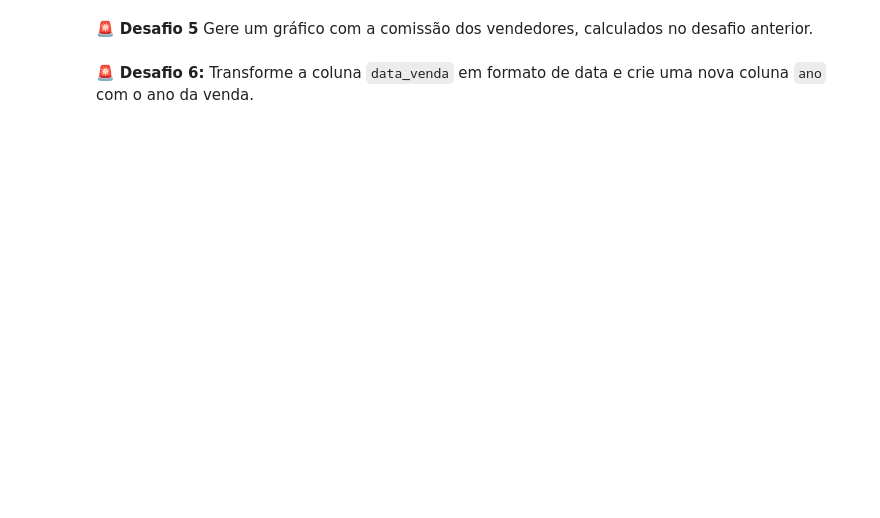
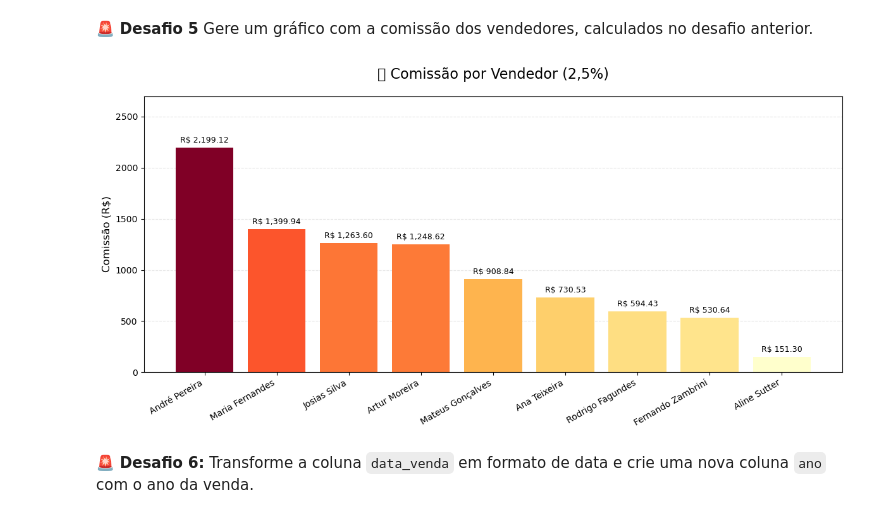
Before and after one commit to renato-albuquerque/python_aula04_digital_college, a Jupyter notebook: notebook_vendas_projeto_xpto_alunos.ipynb, the cells around one changed output. Saved outputs shown, nothing was run; the diff lists cells and outputs as text; code cells hidden in the pictures; blank space fills up the shorter version.

```diff
--- a/notebook_vendas_projeto_xpto_alunos.ipynb
+++ b/notebook_vendas_projeto_xpto_alunos.ipynb
@@ -411,0 +427,9 @@ plt.show()
+# %%
+# Agrupar por nome do vendedor e somar as vendas
+df_vendedor = df_merge.groupby('nome_vendedor')[['valor_venda']].sum().reset_index()
+
+# Calcular comissão de 2,5%
+df_vendedor['comissao'] = (df_vendedor['valor_venda'] * 0.025).round(2)
+
+# Exibir resultado
+df_vendedor
@@ -412,4 +447,38 @@ plt.show()
 # %% [markdown]
 🚨 **Desafio 5** Gere um gráfico com a comissão dos vendedores, calculados no desafio anterior.
+# %%
+# Ordena os dados
+df_vendedor_ordenado = df_vendedor.sort_values(by='comissao', ascending=False)
+
+# Cria um mapa de cores com base na comissão
+norm = plt.Normalize(df_vendedor_ordenado['comissao'].min(), df_vendedor_ordenado['comissao'].max())
+cmap = plt.cm.get_cmap('YlOrRd')  # ou 'viridis', 'coolwarm', etc.
+colors = cmap(norm(df_vendedor_ordenado['comissao'].values))
+
+# Gráfico
+fig, ax = plt.subplots(figsize=(12, 6))
+barras = ax.bar(df_vendedor_ordenado['nome_vendedor'], df_vendedor_ordenado['comissao'], color=colors)
+
+# Títulos e eixos
+ax.set_title('💼 Comissão por Vendedor (2,5%)', fontsize=16, pad=20)
+ax.set_ylabel('Comissão (R$)', fontsize=12)
+ax.set_xlabel('')
+ax.set_ylim(0, df_vendedor_ordenado['comissao'].max() + 500)
+plt.xticks(rotation=30, ha='right', fontsize=10)
+
+# Rótulos nas barras
+for barra in barras:
+    altura = barra.get_height()
+    ax.text(barra.get_x() + barra.get_width()/2, altura + 50,
+            f"R$ {altura:,.2f}", ha='center', fontsize=9, color='black')
+
+# Grid leve
+ax.yaxis.grid(True, linestyle='--', alpha=0.3)
+ax.set_axisbelow(True)
+
+plt.tight_layout()
+plt.show()
+# %% [output]
+[figure, added]
 # %% [markdown]
 🚨 **Desafio 6:** Transforme a coluna `data_venda` em formato de data e crie uma nova coluna `ano` com o ano da venda.
```
Also changed, not shown: parts of 6 cells of this notebook, 2 other files.
